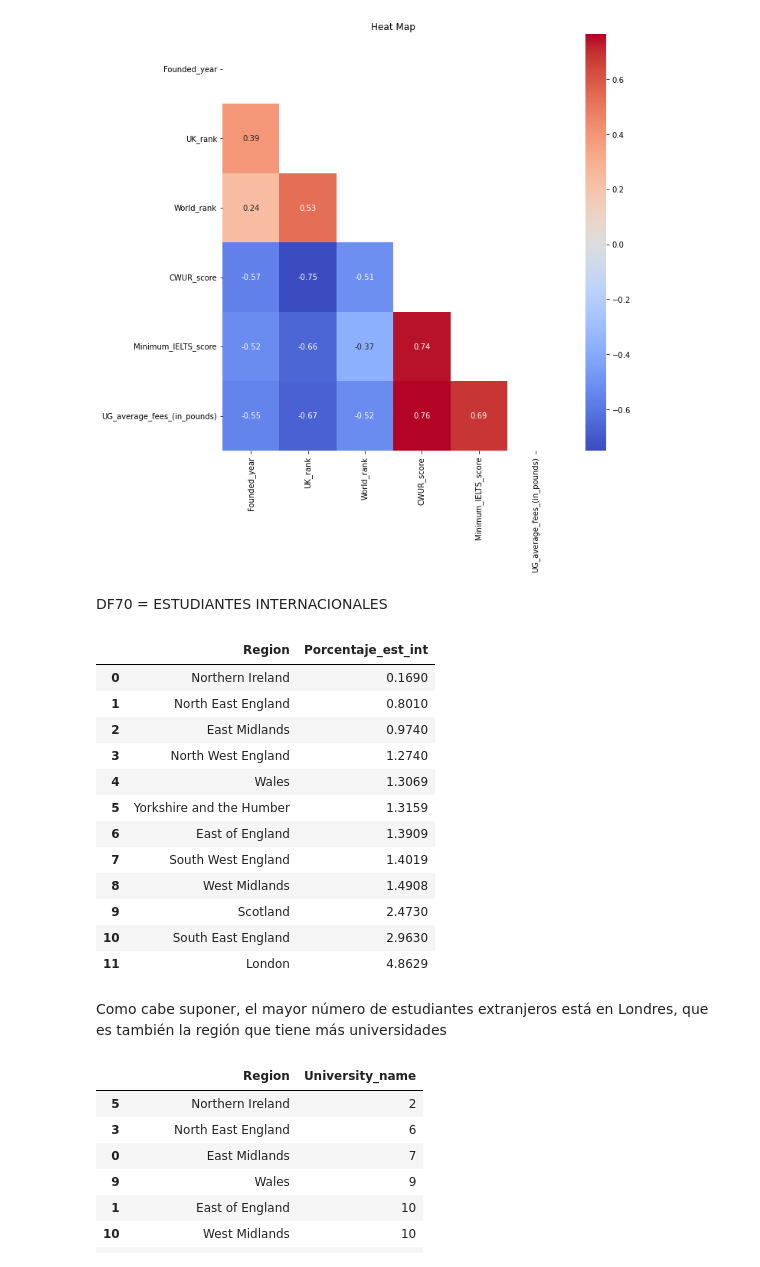
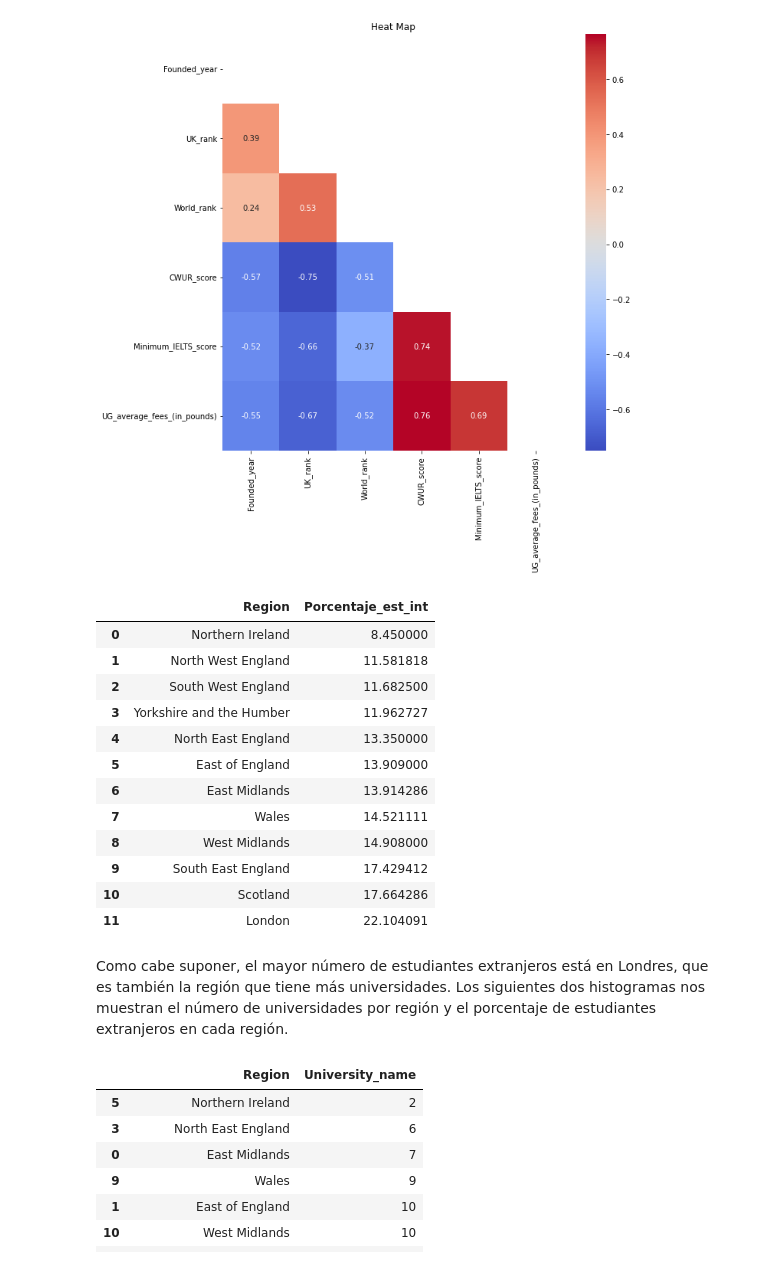
Before and after one commit to Adalab/DA-promo-b-mod-2-sprint-1-Maria-Lucia, a Jupyter notebook: Estadística/pair-1-est-epaso.ipynb, the cells around one changed output. Saved outputs shown, nothing was run; the diff lists cells and outputs as text; code cells hidden in the pictures.

```diff
--- a/Estadística/pair-1-est-epaso.ipynb
+++ b/Estadística/pair-1-est-epaso.ipynb
@@ -8,7 +8,7 @@ import scipy.stats as st
 import seaborn as sns
 from turtle import color
 # %%
-df = pd.read_csv("./Estadística/uk_universities.csv")
+df = pd.read_csv("./uk_universities.csv")
 # %%
 df.info()
 # %% [output]
@@ -54,13 +54,11 @@ plt.title('Heat Map')
 plt.show()
 # %% [output]
 [figure]
-# %% [markdown]
-DF70 = ESTUDIANTES INTERNACIONALES
 # %%
 # Para castear las variables de porcentajes, pasamos esta función y creamos columnas nuevas
 
 def convertir(x):
-    x = float(x.replace("%", "")) / 100
+    x = float(x.replace("%", ""))
     return x
 # %%
 df70 = df.copy()
@@ -68,25 +66,25 @@ df70 = df.copy()
 df70["Porcentaje_sat"] = df70["Student_satisfaction"].apply(convertir)
 df70["Porcentaje_est_int"] = df70["International_students"].apply(convertir)
 # %%
-df75 = pd.DataFrame(df70.groupby("Region")["Porcentaje_est_int"].sum().sort_values(ascending=False))
+df75 = pd.DataFrame(df70.groupby("Region")["Porcentaje_est_int"].mean().sort_values(ascending=False))
 df75 = df75.sort_values("Porcentaje_est_int").reset_index()
 df75
 # %% [output]
 |  | Region | Porcentaje_est_int |
-| 0 | Northern Ireland | 0.1690 |
-| 1 | North East England | 0.8010 |
-| 2 | East Midlands | 0.9740 |
-| 3 | North West England | 1.2740 |
-| 4 | Wales | 1.3069 |
-| 5 | Yorkshire and the Humber | 1.3159 |
-| 6 | East of England | 1.3909 |
-| 7 | South West England | 1.4019 |
-| 8 | West Midlands | 1.4908 |
-| 9 | Scotland | 2.4730 |
-| 10 | South East England | 2.9630 |
-| 11 | London | 4.8629 |
+| 0 | Northern Ireland | 8.450000 |
+| 1 | North West England | 11.581818 |
+| 2 | South West England | 11.682500 |
+| 3 | Yorkshire and the Humber | 11.962727 |
+| 4 | North East England | 13.350000 |
+| 5 | East of England | 13.909000 |
+| 6 | East Midlands | 13.914286 |
+| 7 | Wales | 14.521111 |
+| 8 | West Midlands | 14.908000 |
+| 9 | South East England | 17.429412 |
+| 10 | Scotland | 17.664286 |
+| 11 | London | 22.104091 |
 # %% [markdown]
-Como cabe suponer, el mayor número de estudiantes extranjeros está en Londres, que es también la región que tiene más universidades
+Como cabe suponer, el mayor número de estudiantes extranjeros está en Londres, que es también la región que tiene más universidades. Los siguientes dos histogramas nos muestran el número de universidades por región y el porcentaje de estudiantes extranjeros en cada región.
 # %%
 df76 = df.groupby("Region")["University_name"].count()
 df76 = df76.reset_index().sort_values("University_name")
```
Also changed, not shown: parts of 7 cells of this notebook, 1 other file.
